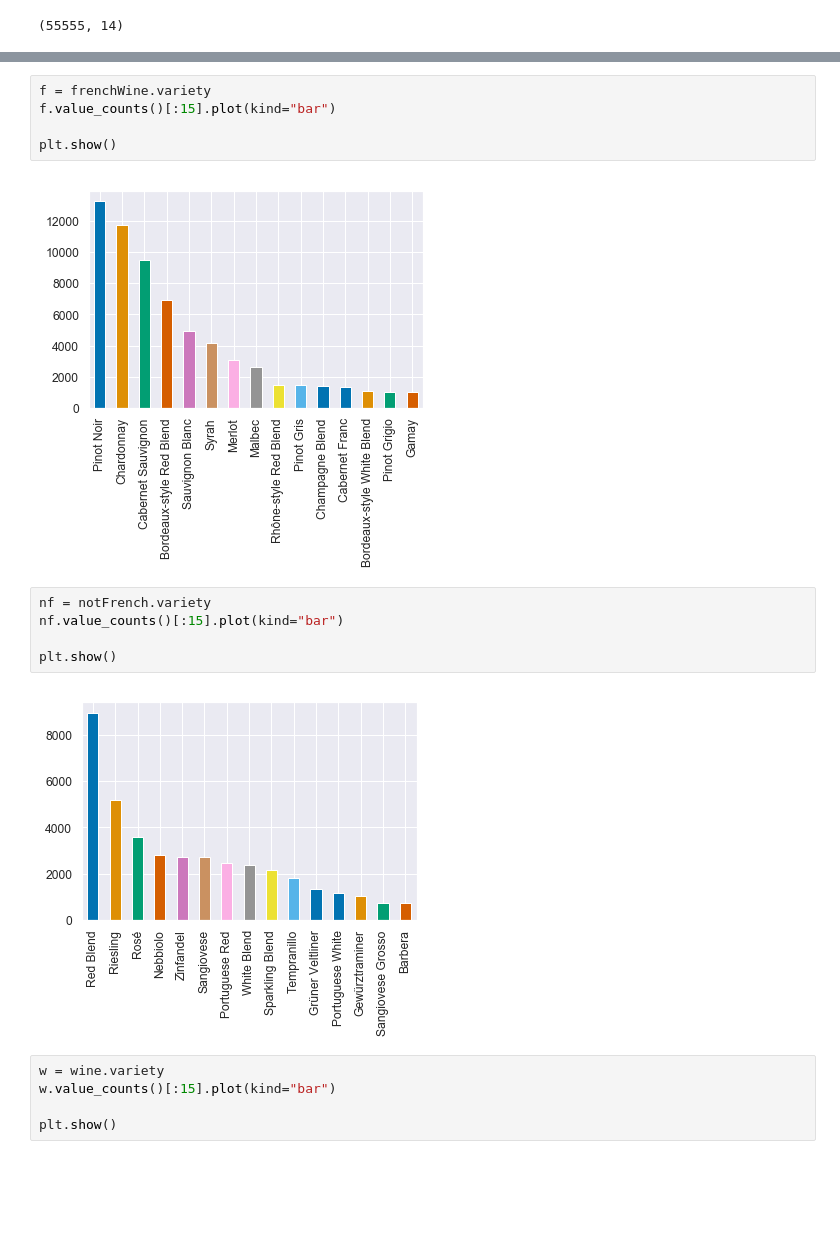
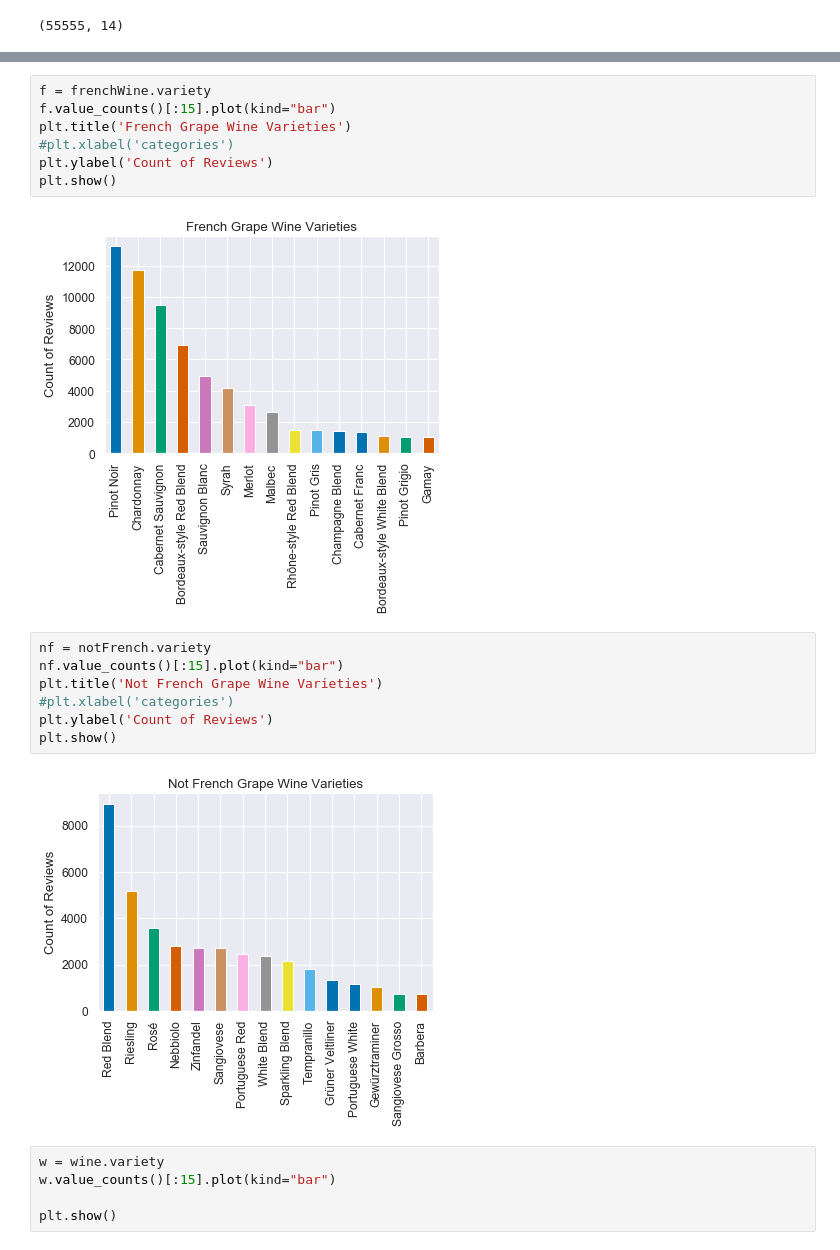
Before and after one commit to loisr/WineReviews, a Jupyter notebook: WIne Reiviews Data Visualization.ipynb, the cells around one changed output, grey strips where cells are left out. Saved outputs shown, nothing was run; the diff lists cells and outputs as text; blank space fills up the shorter version.

```diff
--- a/WIne Reiviews Data Visualization.ipynb
+++ b/WIne Reiviews Data Visualization.ipynb
@@ -152,17 +178,21 @@ notFrench.shape
 # %%
 f = frenchWine.variety
 f.value_counts()[:15].plot(kind="bar")
-
+plt.title('French Grape Wine Varieties')
+#plt.xlabel('categories')
+plt.ylabel('Count of Reviews')
 plt.show()
 # %% [output]
-[figure, old version]
+[figure, new version]
 # %%
 nf = notFrench.variety
 nf.value_counts()[:15].plot(kind="bar")
-
+plt.title('Not French Grape Wine Varieties')
+#plt.xlabel('categories')
+plt.ylabel('Count of Reviews')
 plt.show()
 # %% [output]
-[figure, old version]
+[figure, new version]
 # %%
 w = wine.variety
 w.value_counts()[:15].plot(kind="bar")
```
Also changed, not shown: parts of 38 cells of this notebook.
